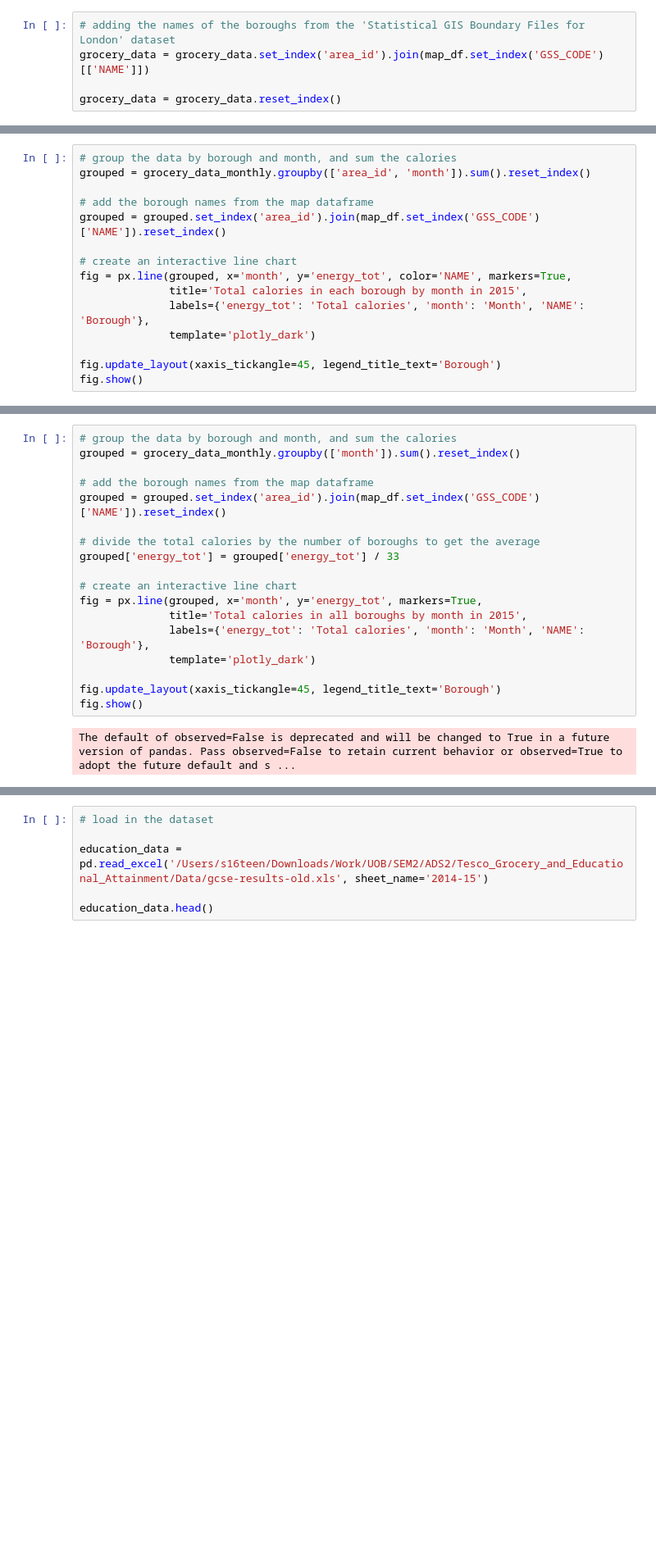
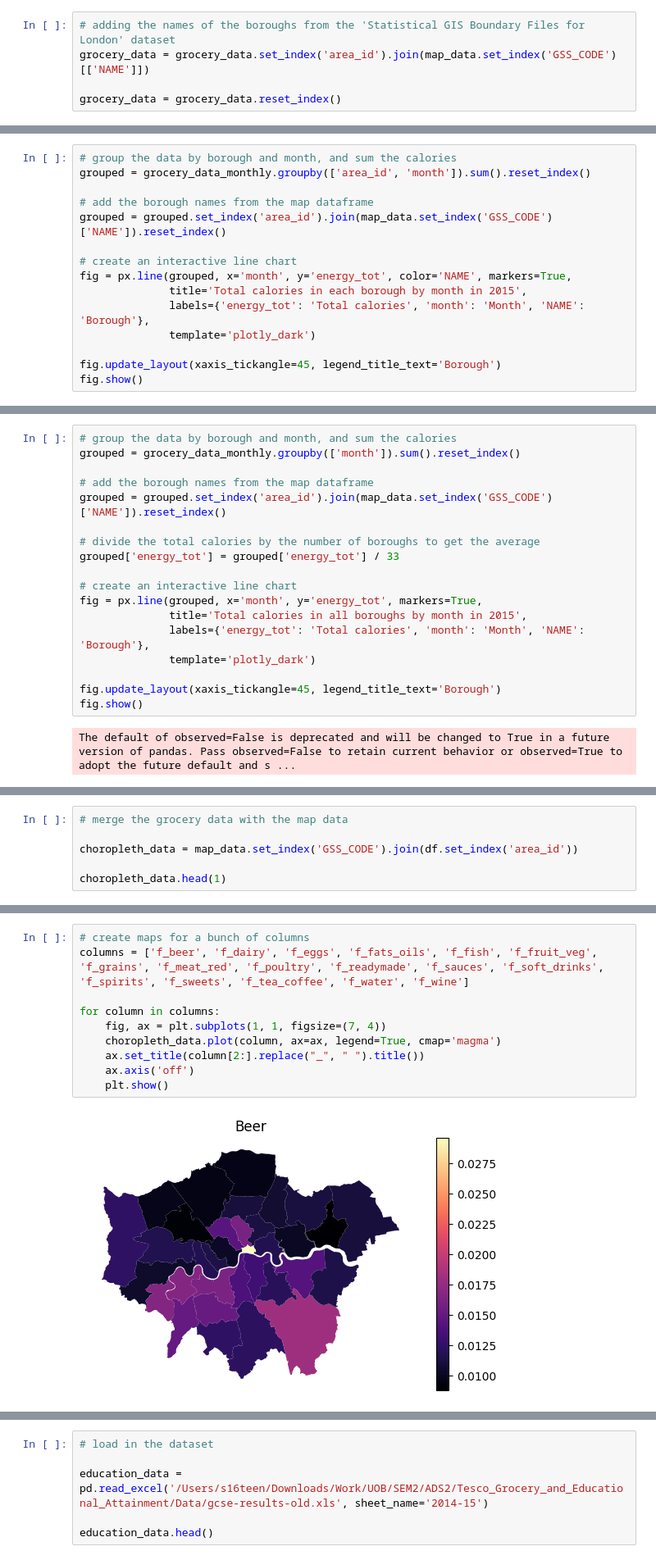
Before and after one commit to omarriyaz/Tesco_Grocery_and_Educational_Attainment, a Jupyter notebook: Code/Analysis.ipynb, the cells around one changed output, grey strips where cells are left out. Shown at 82% size. Cells and saved outputs as stored; diff of their text form; blank space fills up the shorter version.

```diff
--- a/Code/Analysis.ipynb
+++ b/Code/Analysis.ipynb
@@ -39,7 +39,7 @@ map_df.head(1)
 grocery_data = pd.DataFrame(grocery_data)
 # %%
 # adding the names of the boroughs from the 'Statistical GIS Boundary Files for London' dataset
-grocery_data = grocery_data.set_index('area_id').join(map_df.set_index('GSS_CODE')[['NAME']])
+grocery_data = grocery_data.set_index('area_id').join(map_data.set_index('GSS_CODE')[['NAME']])
 
 grocery_data = grocery_data.reset_index()
 # %%
@@ -545,7 +545,7 @@ grocery_data_monthly
 grouped = grocery_data_monthly.groupby(['area_id', 'month']).sum().reset_index()
 
 # add the borough names from the map dataframe
-grouped = grouped.set_index('area_id').join(map_df.set_index('GSS_CODE')['NAME']).reset_index()
+grouped = grouped.set_index('area_id').join(map_data.set_index('GSS_CODE')['NAME']).reset_index()
 
 # create an interactive line chart
 fig = px.line(grouped, x='month', y='energy_tot', color='NAME', markers=True,
@@ -562,7 +562,7 @@ The default of observed=False is deprecated and will be changed to True in a fut
 grouped = grocery_data_monthly.groupby(['month']).sum().reset_index()
 
 # add the borough names from the map dataframe
-grouped = grouped.set_index('area_id').join(map_df.set_index('GSS_CODE')['NAME']).reset_index()
+grouped = grouped.set_index('area_id').join(map_data.set_index('GSS_CODE')['NAME']).reset_index()
 
 # divide the total calories by the number of boroughs to get the average
 grouped['energy_tot'] = grouped['energy_tot'] / 33
@@ -587,0 +590,6 @@ The default of observed=False is deprecated and will be changed to True in a fut
+# %%
+# merge the grocery data with the map data
+
+choropleth_data = map_data.set_index('GSS_CODE').join(df.set_index('area_id'))
+
+choropleth_data.head(1)
@@ -587,0 +601,12 @@ The default of observed=False is deprecated and will be changed to True in a fut
+# %%
+# create maps for a bunch of columns
+columns = ['f_beer', 'f_dairy', 'f_eggs', 'f_fats_oils', 'f_fish', 'f_fruit_veg', 'f_grains', 'f_meat_red', 'f_poultry', 'f_readymade', 'f_sauces', 'f_soft_drinks', 'f_spirits', 'f_sweets', 'f_tea_coffee', 'f_water', 'f_wine']
+
+for column in columns:
+    fig, ax = plt.subplots(1, 1, figsize=(7, 4))
+    choropleth_data.plot(column, ax=ax, legend=True, cmap='magma')
+    ax.set_title(column[2:].replace("_", " ").title())
+    ax.axis('off')
+    plt.show()
+# %% [output]
+[figure, added]
```
Also changed, not shown: parts of 8 cells of this notebook, 1 other file.
